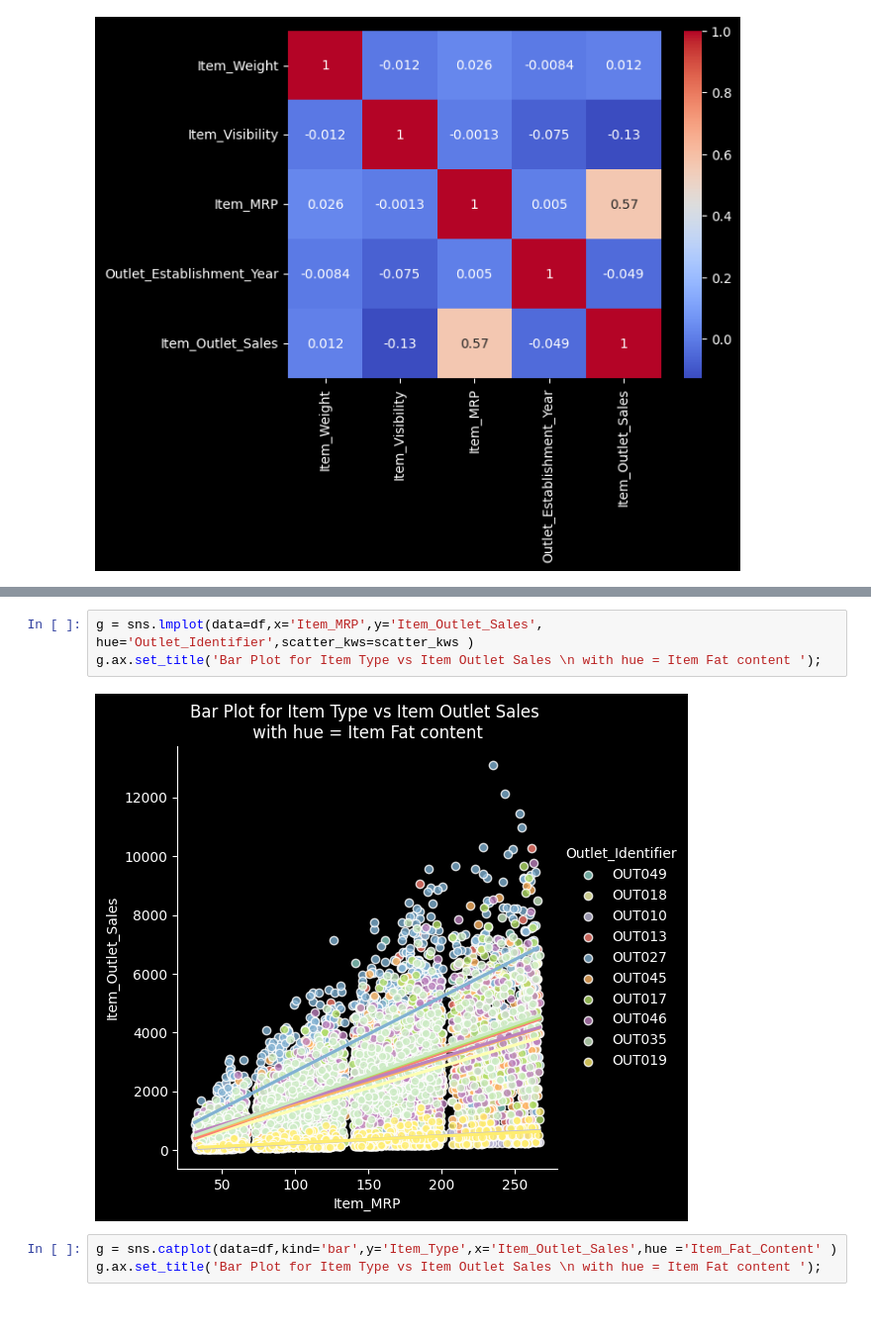
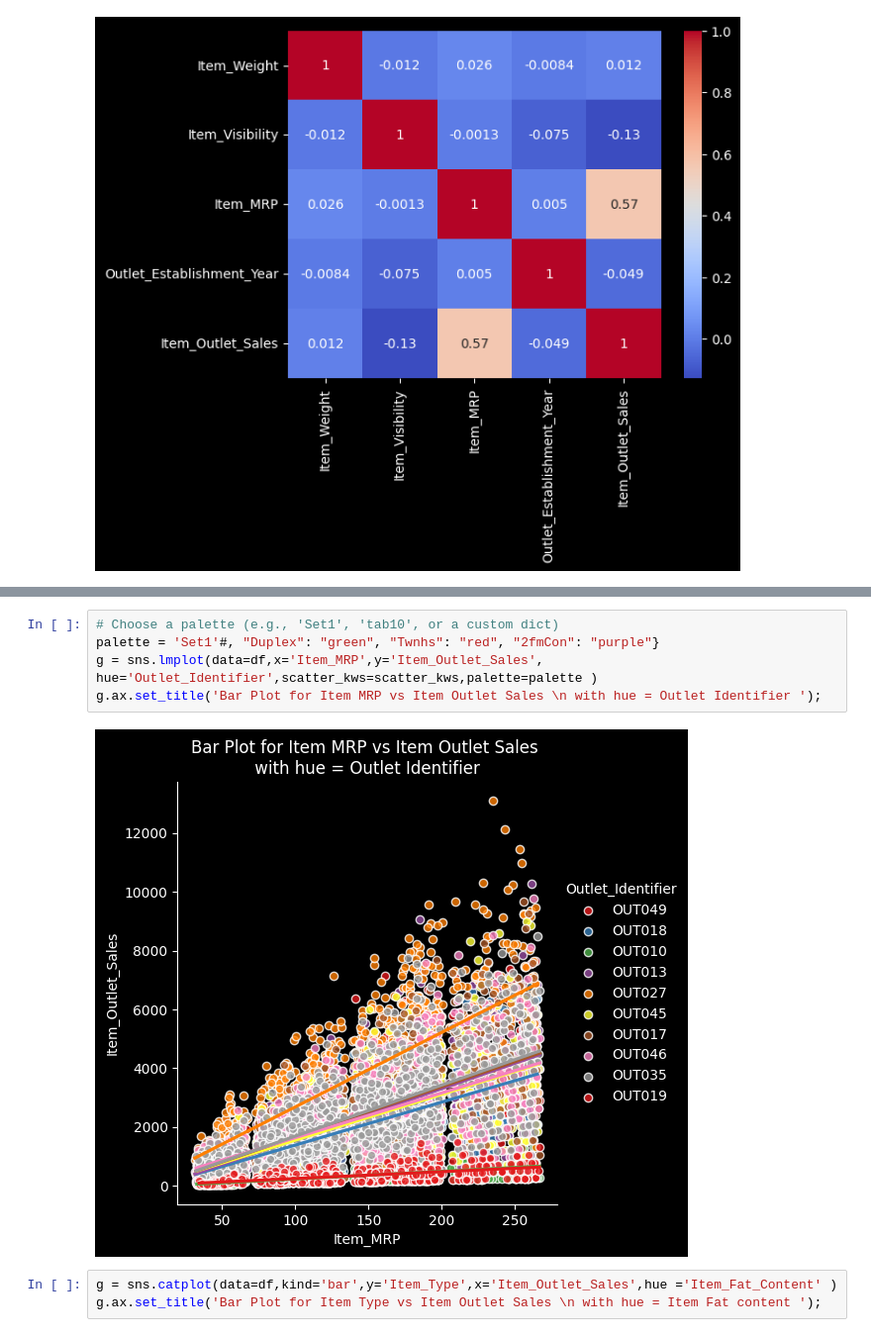
Before and after one commit to QustaB/Prediction_of_Production_Sales, a Jupyter notebook: Prediction_of_Production_Sales.ipynb, the cells around one changed output, grey strips where cells are left out. Shown at 99% size. Saved outputs shown, nothing was run; the diff lists cells and outputs as text.

```diff
--- a/Prediction_of_Production_Sales.ipynb
+++ b/Prediction_of_Production_Sales.ipynb
@@ -474,8 +560,10 @@ g.ax.set_title('Bar Plot for Item Type vs Item Outlet Sales \n with hue = Item F
 # %%
-g = sns.lmplot(data=df,x='Item_MRP',y='Item_Outlet_Sales', hue='Outlet_Identifier',scatter_kws=scatter_kws )
-g.ax.set_title('Bar Plot for Item Type vs Item Outlet Sales \n with hue = Item Fat content ');
+# Choose a palette (e.g., 'Set1', 'tab10', or a custom dict)
+palette = 'Set1'#, "Duplex": "green", "Twnhs": "red", "2fmCon": "purple"}
+g = sns.lmplot(data=df,x='Item_MRP',y='Item_Outlet_Sales', hue='Outlet_Identifier',scatter_kws=scatter_kws,palette=palette )
+g.ax.set_title('Bar Plot for Item MRP vs Item Outlet Sales \n with hue = Outlet Identifier ');
 # %% [output]
-[figure, old version]
+[figure, new version]
 # %%
 g = sns.catplot(data=df,kind='bar',y='Item_Type',x='Item_Outlet_Sales',hue ='Item_Fat_Content' )
 g.ax.set_title('Bar Plot for Item Type vs Item Outlet Sales \n with hue = Item Fat content ');
```
Also changed, not shown: parts of 37 cells of this notebook.
